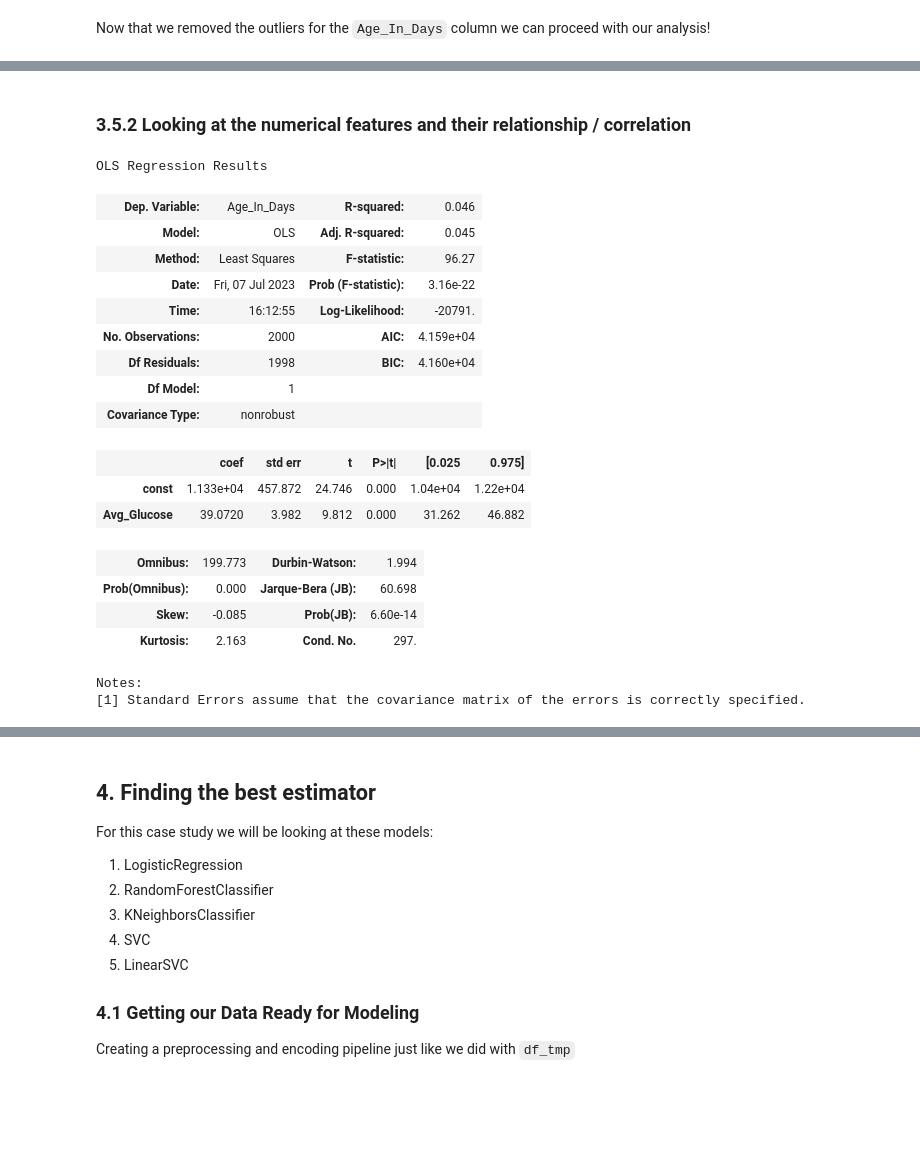
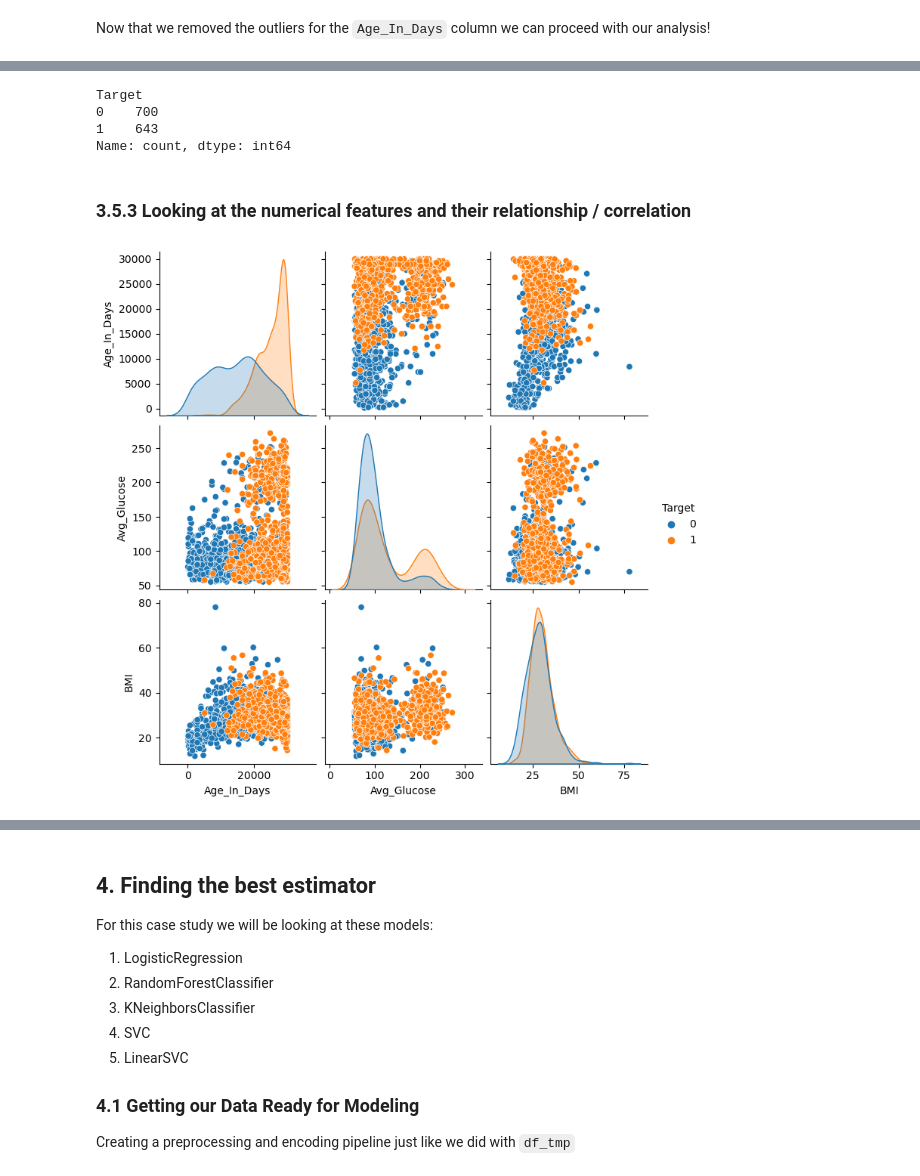
Before and after one commit to johnnys7n/Data-Scientist-Case-Study, a Jupyter notebook: Roche-Case-Study-Project.ipynb, the cells around one changed output, grey strips where cells are left out. Saved outputs shown, nothing was run; the diff lists cells and outputs as text; code cells hidden in the pictures; blank space fills up the shorter version.

```diff
--- a/Roche-Case-Study-Project.ipynb
+++ b/Roche-Case-Study-Project.ipynb
@@ -488,30 +534,9 @@ Now that we removed the outliers for the `Age_In_Days` column we can proceed wit
+# %%
+df_tmp['Target'].value_counts()
+# %% [output]
+Target
+0    700
+1    643
+Name: count, dtype: int64
 # %% [markdown]
-### 3.5.2 Looking at the numerical features and their relationship / correlation
+### 3.5.3 Looking at the numerical features and their relationship / correlation
-# %%
-# testing for feature variability
-corr_y = df_tmp['Age_In_Days'][:2000]
-corr_x = df_tmp['Avg_Glucose'][:2000]
-
-x_stat = sm.add_constant(corr_x)
-results = sm.OLS(corr_y, x_stat).fit()
-results.summary()
-# %% [output]
-OLS Regression Results
-| Dep. Variable: | Age_In_Days | R-squared: | 0.046 |
-| Model: | OLS | Adj. R-squared: | 0.045 |
-| Method: | Least Squares | F-statistic: | 96.27 |
-| Date: | Fri, 07 Jul 2023 | Prob (F-statistic): | 3.16e-22 |
-| Time: | 16:12:55 | Log-Likelihood: | -20791. |
-| No. Observations: | 2000 | AIC: | 4.159e+04 |
-| Df Residuals: | 1998 | BIC: | 4.160e+04 |
-| Df Model: | 1 |  |  |
-| Covariance Type: | nonrobust |  |  |
-|  | coef | std err | t | P>|t| | [0.025 | 0.975] |
-| const | 1.133e+04 | 457.872 | 24.746 | 0.000 | 1.04e+04 | 1.22e+04 |
-| Avg_Glucose | 39.0720 | 3.982 | 9.812 | 0.000 | 31.262 | 46.882 |
-| Omnibus: | 199.773 | Durbin-Watson: | 1.994 |
-| Prob(Omnibus): | 0.000 | Jarque-Bera (JB): | 60.698 |
-| Skew: | -0.085 | Prob(JB): | 6.60e-14 |
-| Kurtosis: | 2.163 | Cond. No. | 297. |
-Notes:
-[1] Standard Errors assume that the covariance matrix of the errors is correctly specified.
@@ -519,0 +543,4 @@ y_hat = results.params[0] + results.params[1]*corr_x
+# %%
+sns.pairplot(df_tmp, vars = float_features, hue = 'Target');
+# %% [output]
+[figure, added]
```
Also changed, not shown: parts of 41 cells of this notebook.
